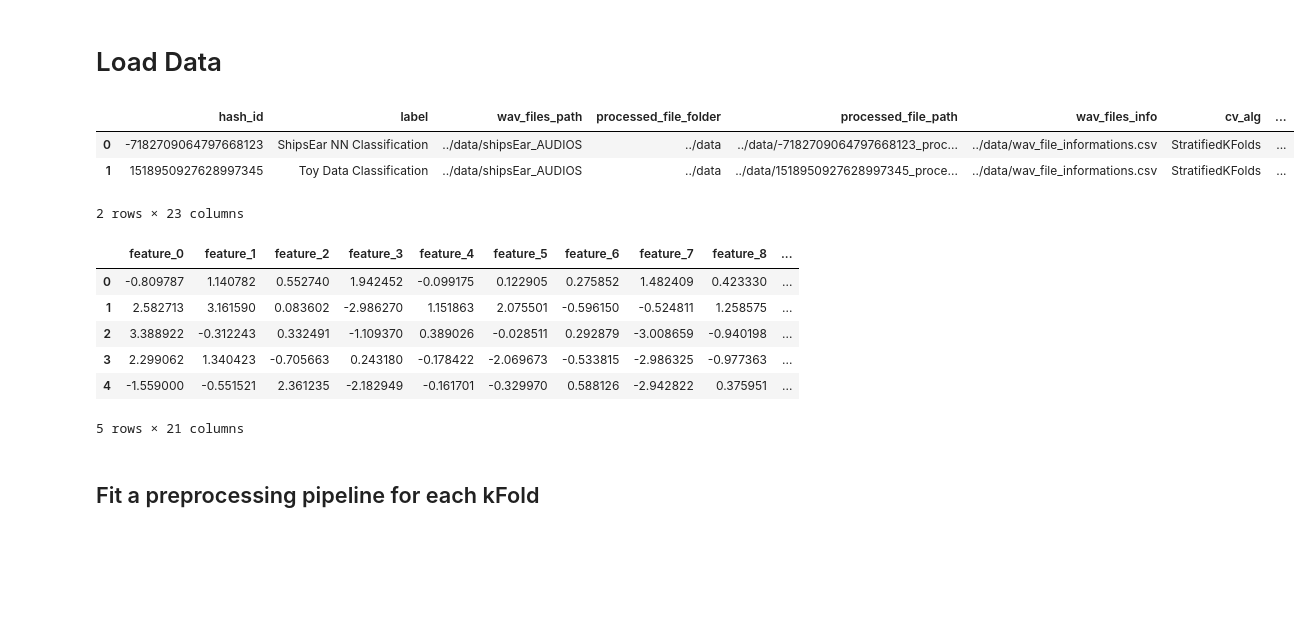
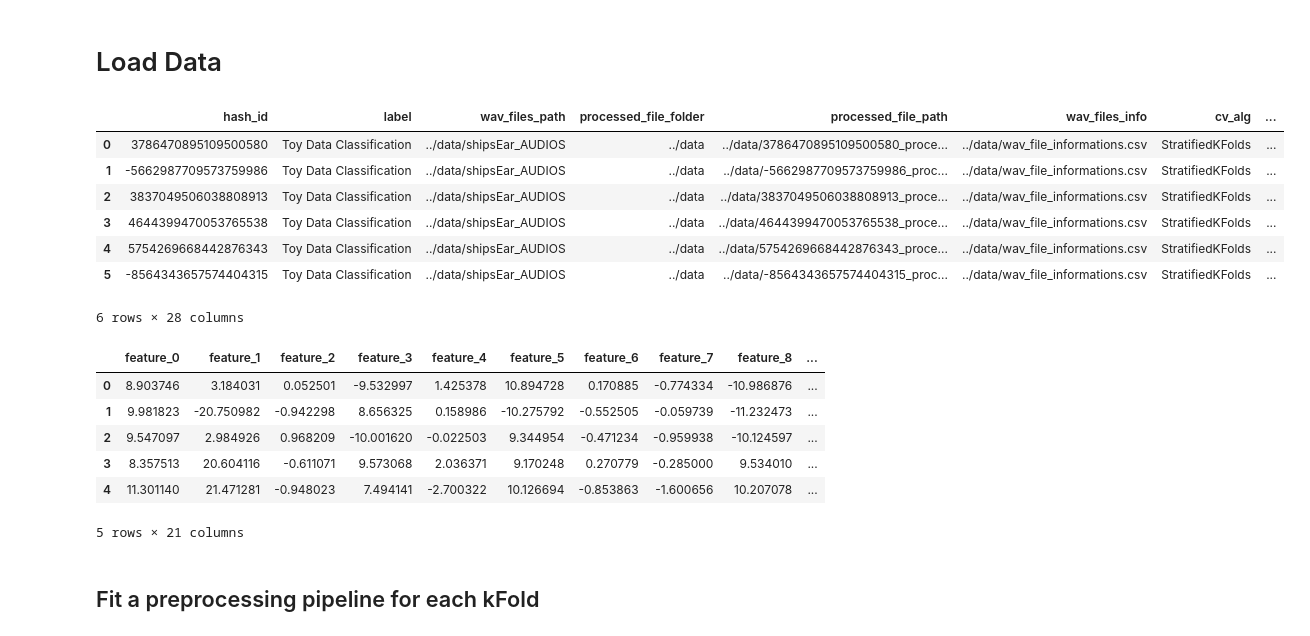
Before and after one commit to natmourajr/SonarClassification, a Jupyter notebook: notebooks/3 - train_models.ipynb, the cells around one changed output. Saved outputs shown, nothing was run; the diff lists cells and outputs as text; code cells hidden in the pictures; blank space fills up the shorter version.

```diff
--- a/notebooks/3 - train_models.ipynb
+++ b/notebooks/3 - train_models.ipynb
@@ -40,24 +25,28 @@ from src.functions.AuxiliarFunctions import *
 # Load Data
 # %%
 df_config = pd.read_csv('../data/config.csv')
-train_id = 1
+train_id = 5
 df_config
 # %% [output]
 |  | hash_id | label | wav_files_path | processed_file_folder | processed_file_path | wav_files_info | cv_alg | ... |
-| 0 | -7182709064797668123 | ShipsEar NN Classification | ../data/shipsEar_AUDIOS | ../data | ../data/-7182709064797668123_proc... | ../data/wav_file_informations.csv | StratifiedKFolds | ... |
-| 1 | 1518950927628997345 | Toy Data Classification | ../data/shipsEar_AUDIOS | ../data | ../data/1518950927628997345_proce... | ../data/wav_file_informations.csv | StratifiedKFolds | ... |
+| 0 | 3786470895109500580 | Toy Data Classification | ../data/shipsEar_AUDIOS | ../data | ../data/3786470895109500580_proce... | ../data/wav_file_informations.csv | StratifiedKFolds | ... |
+| 1 | -5662987709573759986 | Toy Data Classification | ../data/shipsEar_AUDIOS | ../data | ../data/-5662987709573759986_proc... | ../data/wav_file_informations.csv | StratifiedKFolds | ... |
+| 2 | 3837049506038808913 | Toy Data Classification | ../data/shipsEar_AUDIOS | ../data | ../data/3837049506038808913_proce... | ../data/wav_file_informations.csv | StratifiedKFolds | ... |
+| 3 | 4644399470053765538 | Toy Data Classification | ../data/shipsEar_AUDIOS | ../data | ../data/4644399470053765538_proce... | ../data/wav_file_informations.csv | StratifiedKFolds | ... |
+| 4 | 5754269668442876343 | Toy Data Classification | ../data/shipsEar_AUDIOS | ../data | ../data/5754269668442876343_proce... | ../data/wav_file_informations.csv | StratifiedKFolds | ... |
+| 5 | -8564343657574404315 | Toy Data Classification | ../data/shipsEar_AUDIOS | ../data | ../data/-8564343657574404315_proc... | ../data/wav_file_informations.csv | StratifiedKFolds | ... |
-2 rows × 23 columns
+6 rows × 28 columns
 # %%
 df_train = pd.read_csv(df_config['train_data_path'][train_id])
 # %%
 df_train.head()
 # %% [output]
 |  | feature_0 | feature_1 | feature_2 | feature_3 | feature_4 | feature_5 | feature_6 | feature_7 | feature_8 | ... |
-| 0 | -0.809787 | 1.140782 | 0.552740 | 1.942452 | -0.099175 | 0.122905 | 0.275852 | 1.482409 | 0.423330 | ... |
-| 1 | 2.582713 | 3.161590 | 0.083602 | -2.986270 | 1.151863 | 2.075501 | -0.596150 | -0.524811 | 1.258575 | ... |
-| 2 | 3.388922 | -0.312243 | 0.332491 | -1.109370 | 0.389026 | -0.028511 | 0.292879 | -3.008659 | -0.940198 | ... |
-| 3 | 2.299062 | 1.340423 | -0.705663 | 0.243180 | -0.178422 | -2.069673 | -0.533815 | -2.986325 | -0.977363 | ... |
-| 4 | -1.559000 | -0.551521 | 2.361235 | -2.182949 | -0.161701 | -0.329970 | 0.588126 | -2.942822 | 0.375951 | ... |
+| 0 | 8.903746 | 3.184031 | 0.052501 | -9.532997 | 1.425378 | 10.894728 | 0.170885 | -0.774334 | -10.986876 | ... |
+| 1 | 9.981823 | -20.750982 | -0.942298 | 8.656325 | 0.158986 | -10.275792 | -0.552505 | -0.059739 | -11.232473 | ... |
+| 2 | 9.547097 | 2.984926 | 0.968209 | -10.001620 | -0.022503 | 9.344954 | -0.471234 | -0.959938 | -10.124597 | ... |
+| 3 | 8.357513 | 20.604116 | -0.611071 | 9.573068 | 2.036371 | 9.170248 | 0.270779 | -0.285000 | 9.534010 | ... |
+| 4 | 11.301140 | 21.471281 | -0.948023 | 7.494141 | -2.700322 | 10.126694 | -0.853863 | -1.600656 | 10.207078 | ... |
 5 rows × 21 columns
 # %% [markdown]
 ## Fit a preprocessing pipeline for each kFold
```
Also changed, not shown: parts of 17 cells of this notebook, 2 other files.
